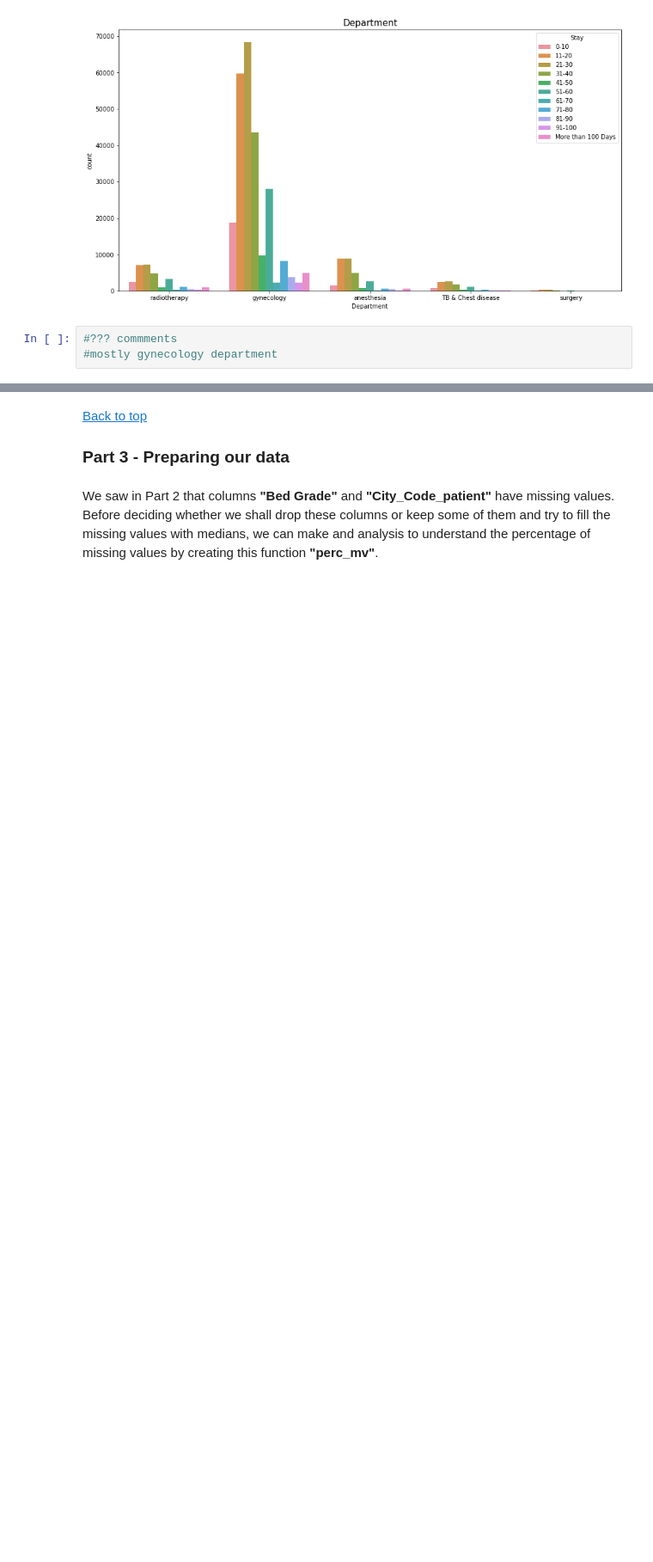
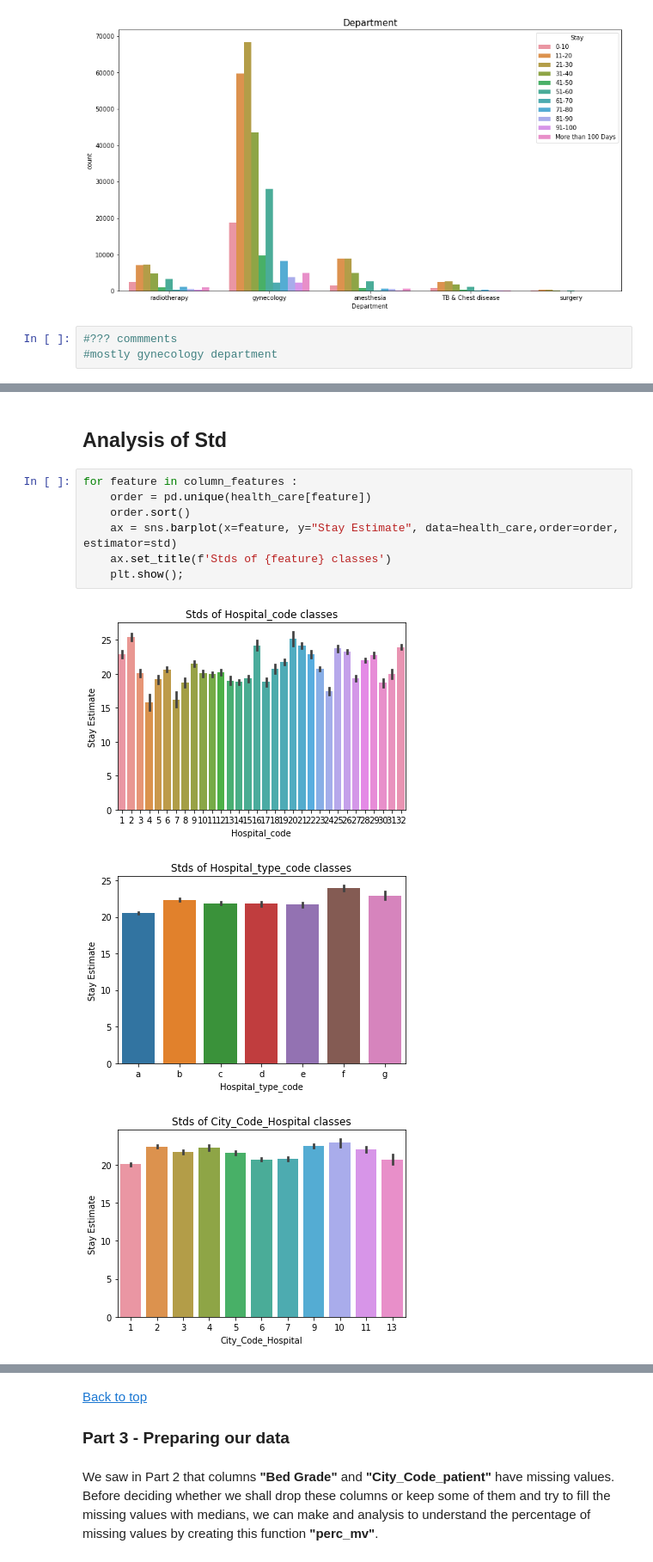
Before and after one commit to Baraa42/Elalami-Skakova-INM701-Coursework, a Jupyter notebook: healthcare.ipynb, the cells around one changed output, grey strips where cells are left out. Shown at 86% size. Saved outputs shown, nothing was run; the diff lists cells and outputs as text; blank space fills up the shorter version.

```diff
--- a/healthcare.ipynb
+++ b/healthcare.ipynb
@@ -261,0 +412,13 @@ ax = sns.countplot(x = "Department", hue = 'Stay', data = df)
+# %% [markdown]
+## Analysis of Std
+# %%
+for feature in column_features :
+    order = pd.unique(health_care[feature])
+    order.sort()
+    ax = sns.barplot(x=feature, y="Stay Estimate", data=health_care,order=order, estimator=std)
+    ax.set_title(f'Stds of {feature} classes')
+    plt.show();
+# %% [output]
+[figure, added]
+[figure, added]
+[figure, added]
```
Also changed, not shown: parts of 20 cells of this notebook.
